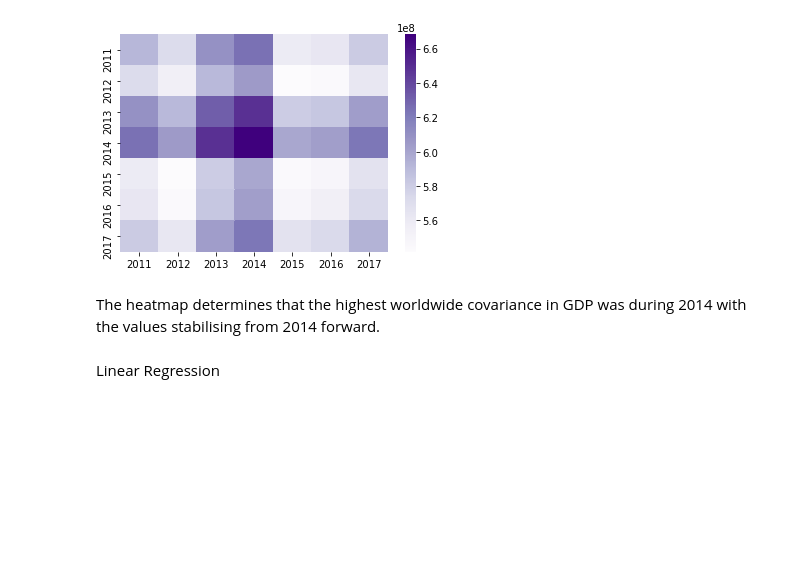
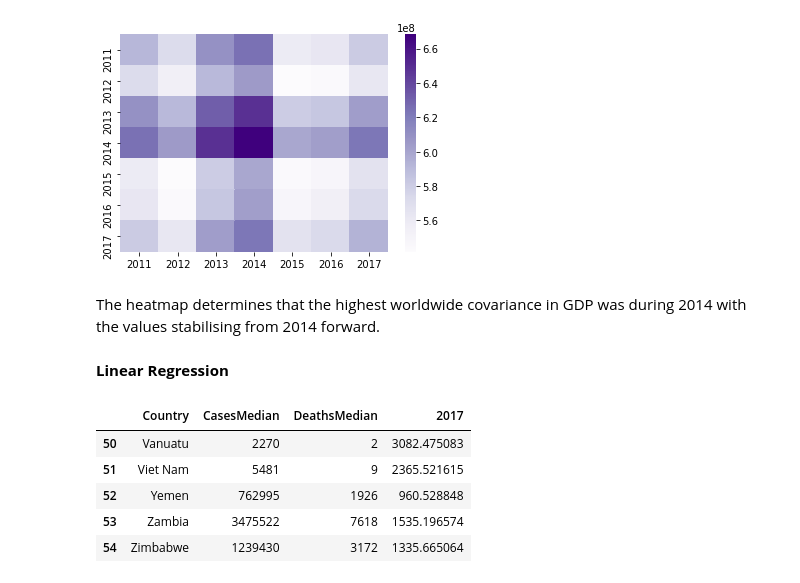
Before and after one commit to Michael-Kneale/COMP2200-Group-Project, a Jupyter notebook: main_report.ipynb, the cells around one changed output. Drawn from its saved outputs; the diff is of its cells as text; code cells hidden in the pictures; blank space fills up the shorter version.

```diff
--- a/main_report.ipynb
+++ b/main_report.ipynb
@@ -432,5 +432,17 @@ sns.heatmap(GDP.cov(), cmap = "Purples")
 [figure]
 # %% [markdown]
 The heatmap determines that the highest worldwide covariance in GDP was during 2014 with the values stabilising from 2014 forward.
-# %% [markdown]
-Linear Regression
+# %% [markdown]
+**Linear Regression**
+# %%
+comparison_17 = pd.merge(M2017, GDP_2017, how='inner', left_on='Country', right_on='Country')
+
+comparison_17.dropna(inplace=True)
+comparison_17.tail()
+# %% [output]
+|  | Country | CasesMedian | DeathsMedian | 2017 |
+| 50 | Vanuatu | 2270 | 2 | 3082.475083 |
+| 51 | Viet Nam | 5481 | 9 | 2365.521615 |
+| 52 | Yemen | 762995 | 1926 | 960.528848 |
+| 53 | Zambia | 3475522 | 7618 | 1535.196574 |
+| 54 | Zimbabwe | 1239430 | 3172 | 1335.665064 |
```
Also changed, not shown: parts of 5 cells of this notebook.
